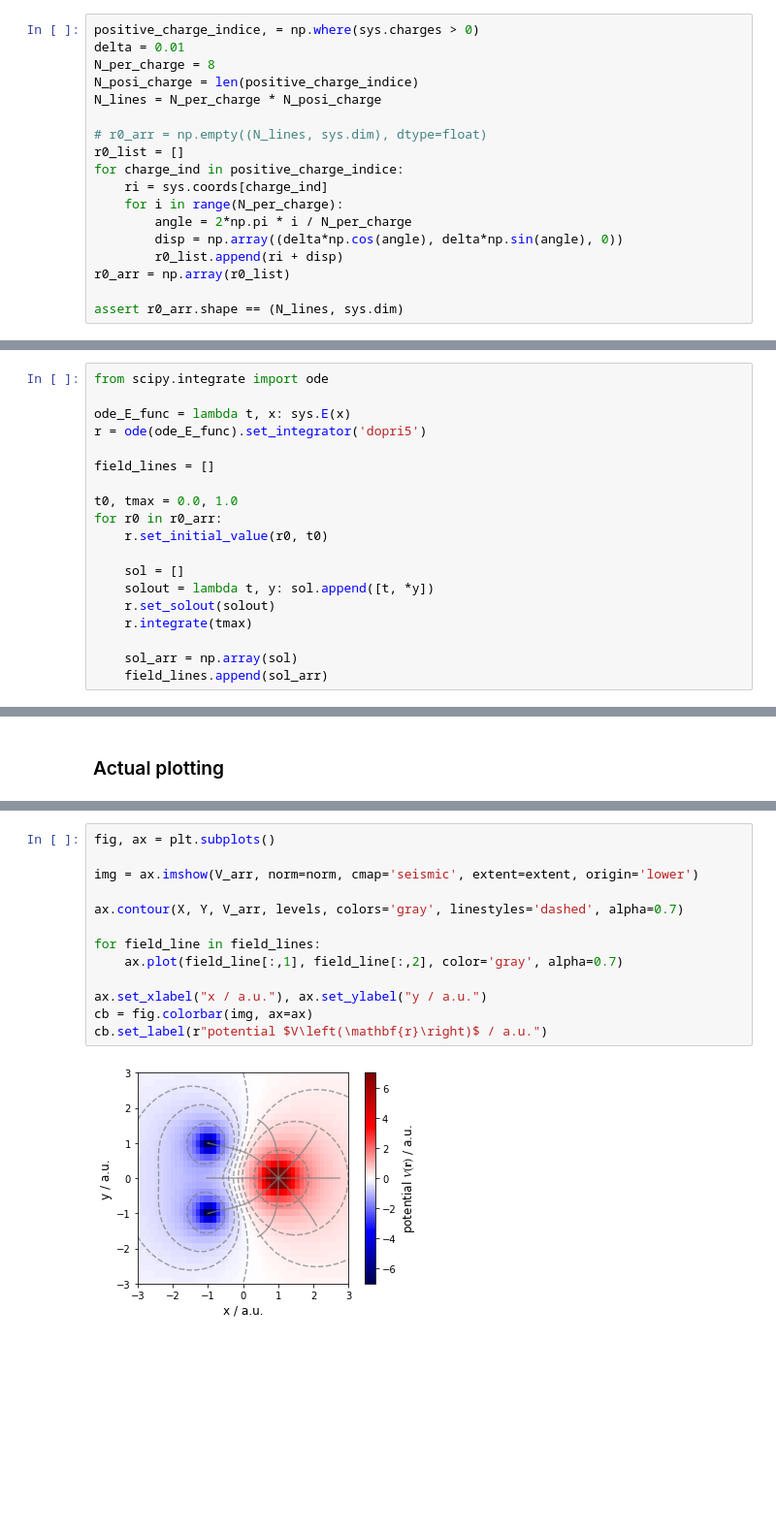
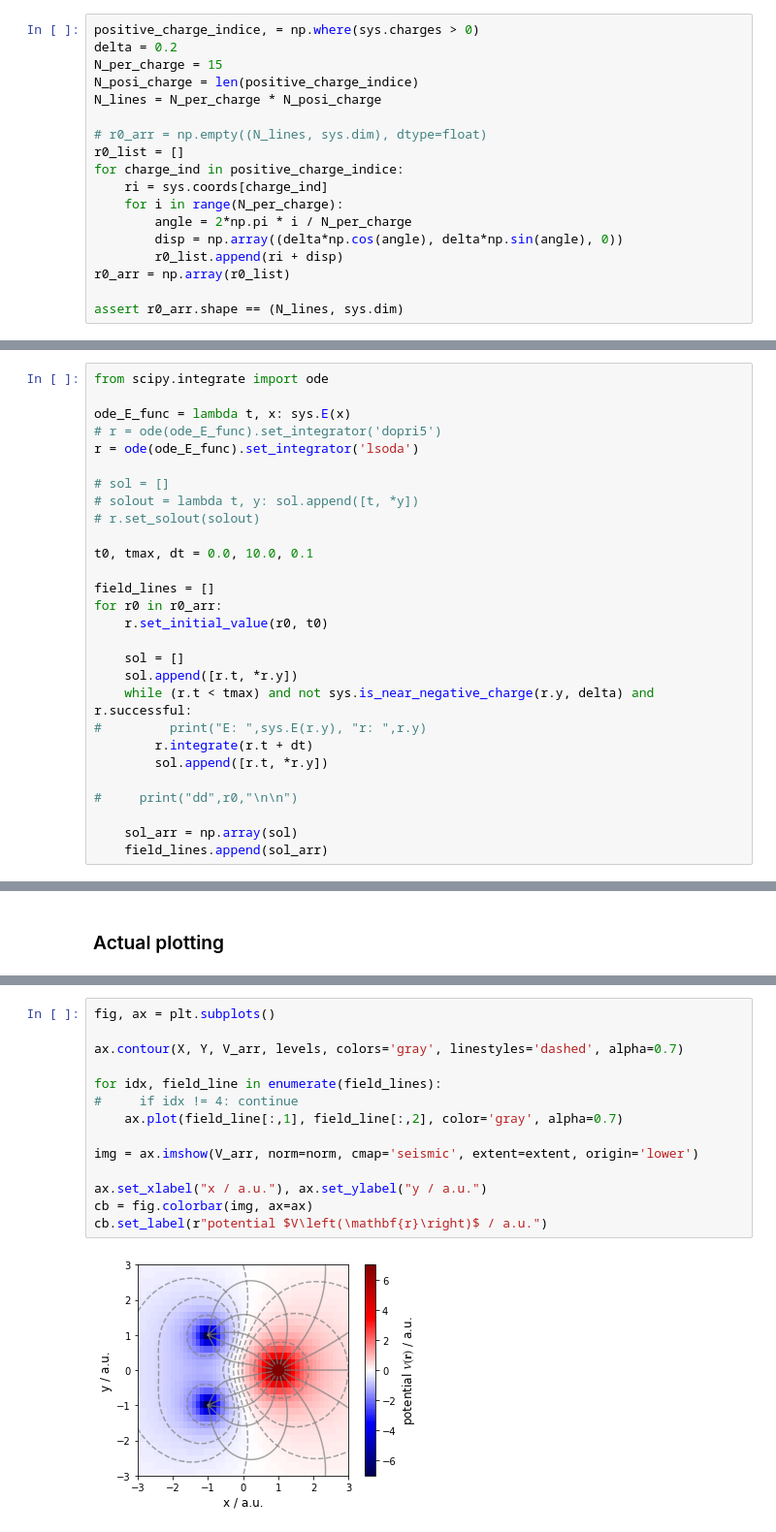
Before and after one commit to jam31118/2019-fall-em, a Jupyter notebook: point-charge-system/dev.ipynb, the cells around one changed output, grey strips where cells are left out. Shown at 97% size. Drawn from its saved outputs; the diff is of its cells as text; blank space fills up the shorter version.

Commit message:
added prototypical electric field line - with some artifact when integrating

```diff
--- a/point-charge-system/dev.ipynb
+++ b/point-charge-system/dev.ipynb
@@ -98,8 +118,8 @@ sys.V_and_E((4,0,0))
 - went out of bounding box
 # %%
 positive_charge_indice, = np.where(sys.charges > 0)
-delta = 0.01
-N_per_charge = 8
+delta = 0.2
+N_per_charge = 15
 N_posi_charge = len(positive_charge_indice)
 N_lines = N_per_charge * N_posi_charge
 
@@ -118,18 +140,27 @@ assert r0_arr.shape == (N_lines, sys.dim)
 from scipy.integrate import ode
 
 ode_E_func = lambda t, x: sys.E(x)
-r = ode(ode_E_func).set_integrator('dopri5')
+# r = ode(ode_E_func).set_integrator('dopri5')
+r = ode(ode_E_func).set_integrator('lsoda')
+
+# sol = []
+# solout = lambda t, y: sol.append([t, *y])
+# r.set_solout(solout)
+
+t0, tmax, dt = 0.0, 10.0, 0.1
 
 field_lines = []
-
-t0, tmax = 0.0, 1.0
 for r0 in r0_arr:
     r.set_initial_value(r0, t0)
 
     sol = []
-    solout = lambda t, y: sol.append([t, *y])
-    r.set_solout(solout)
-    r.integrate(tmax)
+    sol.append([r.t, *r.y])
+    while (r.t < tmax) and not sys.is_near_negative_charge(r.y, delta) and r.successful:
+#         print("E: ",sys.E(r.y), "r: ",r.y)
+        r.integrate(r.t + dt)
+        sol.append([r.t, *r.y])
+
+#     print("dd",r0,"\n\n")
 
     sol_arr = np.array(sol)
     field_lines.append(sol_arr)
@@ -167,16 +200,17 @@ levels = np.quantile(V_arr, np.linspace(0.05, 0.95, 7))
 # %%
 fig, ax = plt.subplots()
 
-img = ax.imshow(V_arr, norm=norm, cmap='seismic', extent=extent, origin='lower')
-
 ax.contour(X, Y, V_arr, levels, colors='gray', linestyles='dashed', alpha=0.7)
 
-for field_line in field_lines:
+for idx, field_line in enumerate(field_lines):
+#     if idx != 4: continue
     ax.plot(field_line[:,1], field_line[:,2], color='gray', alpha=0.7)
+
+img = ax.imshow(V_arr, norm=norm, cmap='seismic', extent=extent, origin='lower')
 
 ax.set_xlabel("x / a.u."), ax.set_ylabel("y / a.u.")
 cb = fig.colorbar(img, ax=ax)
 cb.set_label(r"potential $V\left(\mathbf{r}\right)$ / a.u.")
 # %% [output]
-[figure, old version]
+[figure, new version]
 # %%
```
Also changed, not shown: parts of 6 cells of this notebook.
